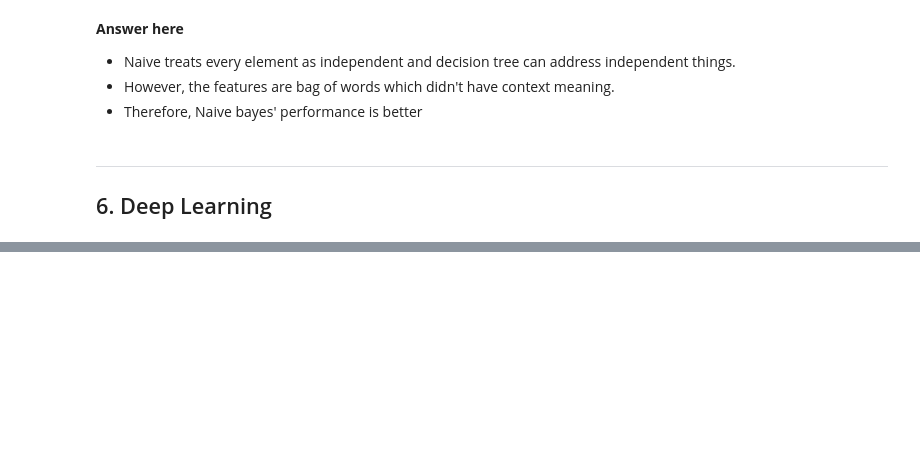
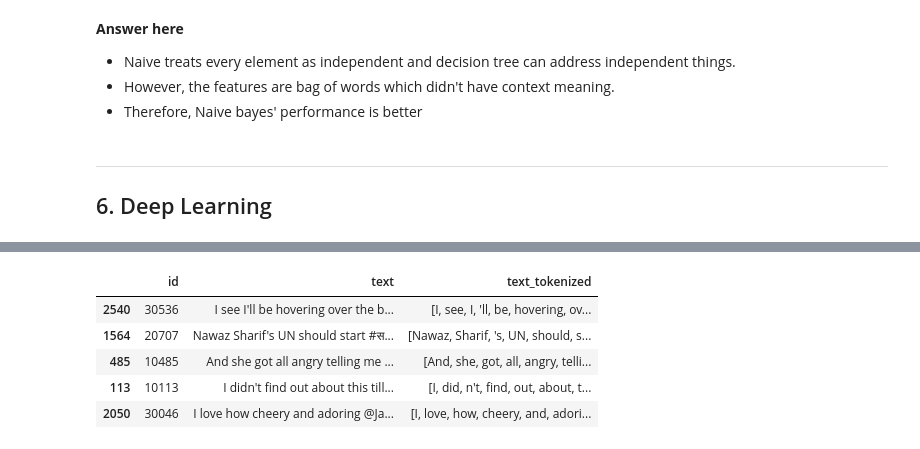
Before and after one commit to kylekylehaha/DM2021-Lab2-HW2, a Jupyter notebook: DM2021-Lab2-Homework.ipynb, the cells around one changed output, grey strips where cells are left out. Saved outputs shown, nothing was run; the diff lists cells and outputs as text; code cells hidden in the pictures; blank space fills up the shorter version.

```diff
--- a/DM2021-Lab2-Homework.ipynb
+++ b/DM2021-Lab2-Homework.ipynb
@@ -138,9 +143,9 @@ test_df.to_pickle("test_df.pkl")
 # %%
-import pandas as pd
+# import pandas as pd
 
-## load a pickle file
-train_df = pd.read_pickle("train_df.pkl")
-test_df = pd.read_pickle("test_df.pkl")
+# ## load a pickle file
+# train_df = pd.read_csv("train_df.csv", encoding="utf-8")
+# test_df = pd.read_csv("test_df.csv", encoding="utf-8")
 # %% [markdown]
 ### 1.3 Exploratory data analysis (EDA)
 # %%
@@ -472,0 +724,22 @@ How do the results from the Naive Bayes model and the Decision Tree model compar
+# %%
+## check library
+import gensim
+
+## ignore warnings
+import warnings
+warnings.filterwarnings('ignore')
+
+# # if you want to see the training messages, you can use it
+# import logging
+# logging.basicConfig(format='%(asctime)s : %(levelname)s : %(message)s', level=logging.INFO)
+
+## the input type
+train_df['text_tokenized'] = train_df['text'].apply(lambda x: nltk.word_tokenize(x))
+train_df[['id', 'text', 'text_tokenized']].head()
+# %% [output]
+|  | id | text | text_tokenized |
+| 2540 | 30536 | I see I'll be hovering over the b... | [I, see, I, 'll, be, hovering, ov... |
+| 1564 | 20707 | Nawaz Sharif's UN should start #स... | [Nawaz, Sharif, 's, UN, should, s... |
+| 485 | 10485 | And she got all angry telling me ... | [And, she, got, all, angry, telli... |
+| 113 | 10113 | I didn't find out about this till... | [I, did, n't, find, out, about, t... |
+| 2050 | 30046 | I love how cheery and adoring @Ja... | [I, love, how, cheery, and, adori... |
```
Also changed, not shown: parts of 26 cells of this notebook.
